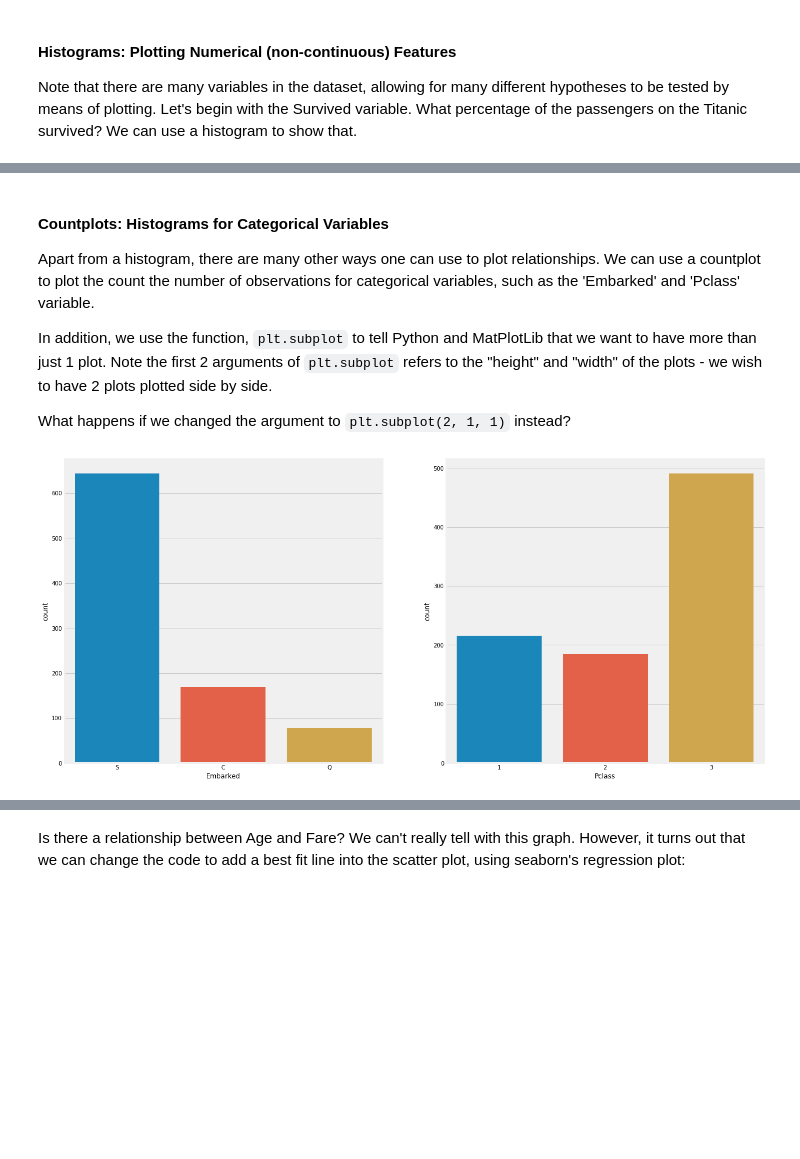
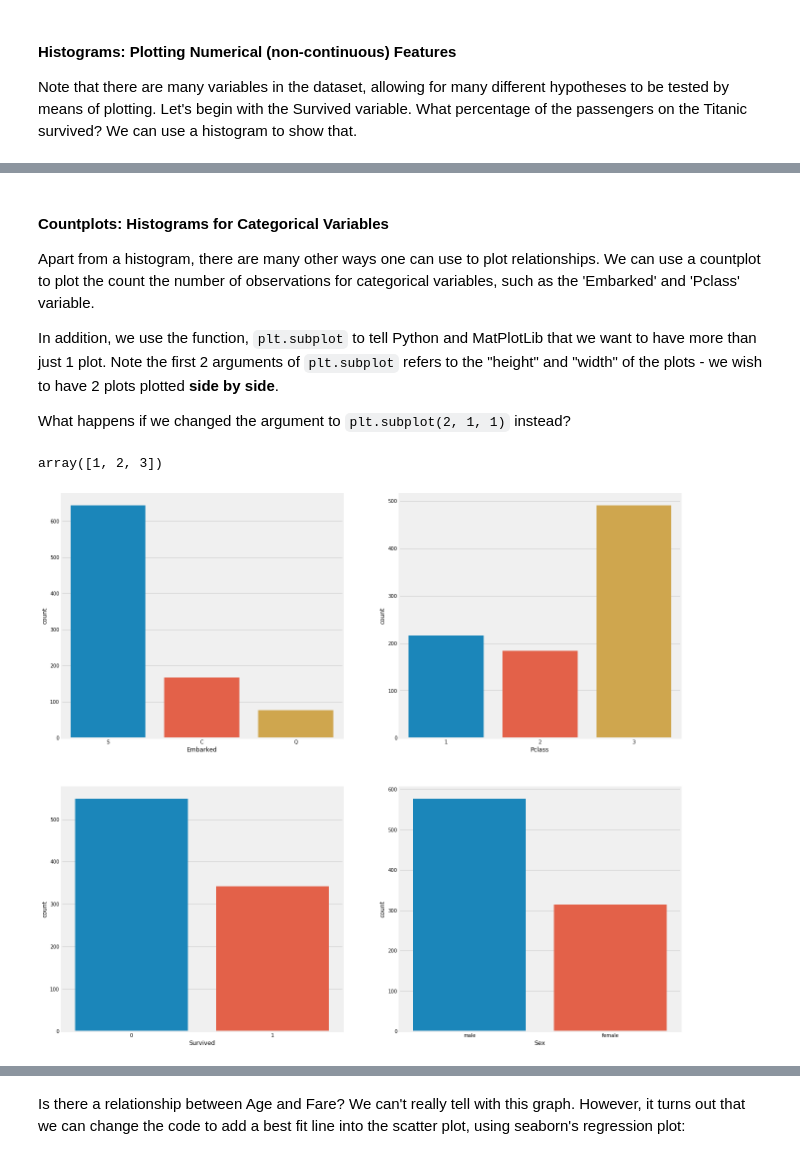
Before and after one commit to ngbolin/PythonProgrammingWorkshop, a Jupyter notebook: SMUMSE_ProgWorkshop_Lesson4.ipynb, the cells around one changed output, grey strips where cells are left out. Drawn from its saved outputs; the diff is of its cells as text; code cells hidden in the pictures; blank space fills up the shorter version.

```diff
--- a/SMUMSE_ProgWorkshop_Lesson4.ipynb
+++ b/SMUMSE_ProgWorkshop_Lesson4.ipynb
@@ -103,19 +110,31 @@ Let's take a closer look at the `plt.hist()` function. Recall that we can use th
 
 Apart from a histogram, there are many other ways one can use to plot relationships. We can use a countplot to plot the count the number of observations for categorical variables, such as the 'Embarked' and 'Pclass' variable.
 
-In addition, we use the function, `plt.subplot` to tell Python and MatPlotLib that we want to have more than just 1 plot. Note the first 2 arguments of `plt.subplot` refers to the "height" and "width" of the plots - we wish to have 2 plots plotted side by side.
+In addition, we use the function, `plt.subplot` to tell Python and MatPlotLib that we want to have more than just 1 plot. Note the first 2 arguments of `plt.subplot` refers to the "height" and "width" of the plots - we wish to have 2 plots plotted **side by side**.
 
 What happens if we changed the argument to `plt.subplot(2, 1, 1)` instead?
+# %%
+np.unique(dat['Pclass'])
+# %% [output]
+array([1, 2, 3])
 # %%
-plt.figure(figsize=(20, 10))
+plt.figure(figsize=(20, 20))
 
-plt.subplot(1, 2, 1)
+plt.subplot(2, 2, 1)
 sns.countplot(dat['Embarked'])
 
-plt.subplot(1, 2, 2)
+plt.subplot(2, 2, 2)
 sns.countplot(dat['Pclass'])
+
+plt.subplot(2, 2, 3)
+sns.countplot(dat['Survived'])
+
+plt.subplot(2, 2, 4)
+sns.countplot(dat['Sex'])
+
+plt.savefig('plots.jpg')
 plt.show()
 # %% [output]
-[figure, old version]
+[figure, new version]
 # %% [markdown]
 #### Scatterplots: Plotting relationship between 2 numerical variables
```
Also changed, not shown: parts of 32 cells of this notebook.
